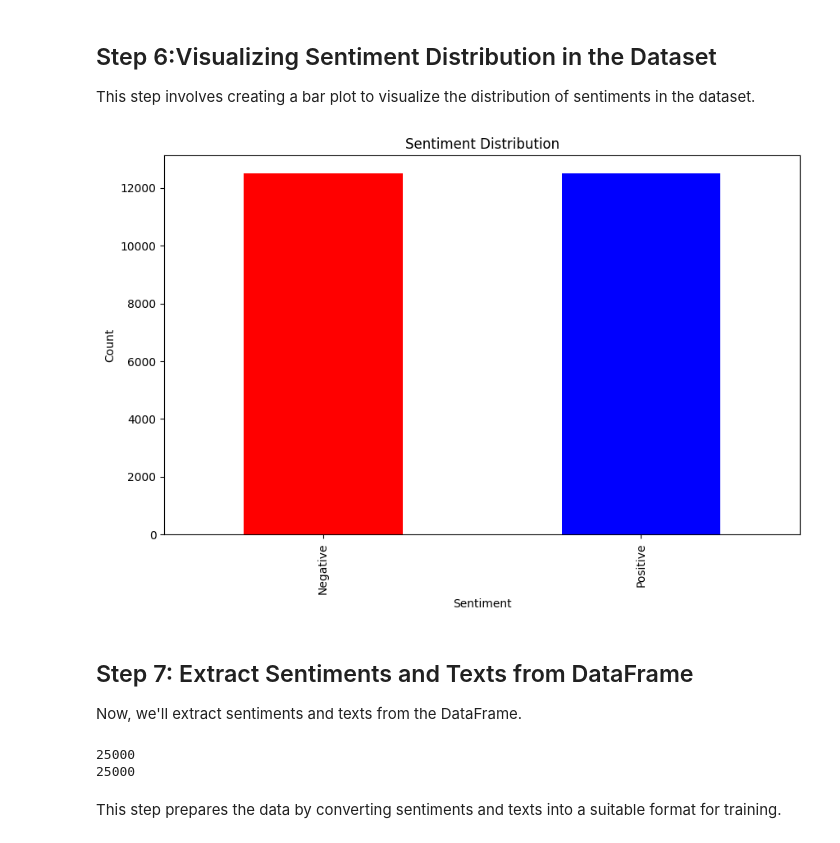
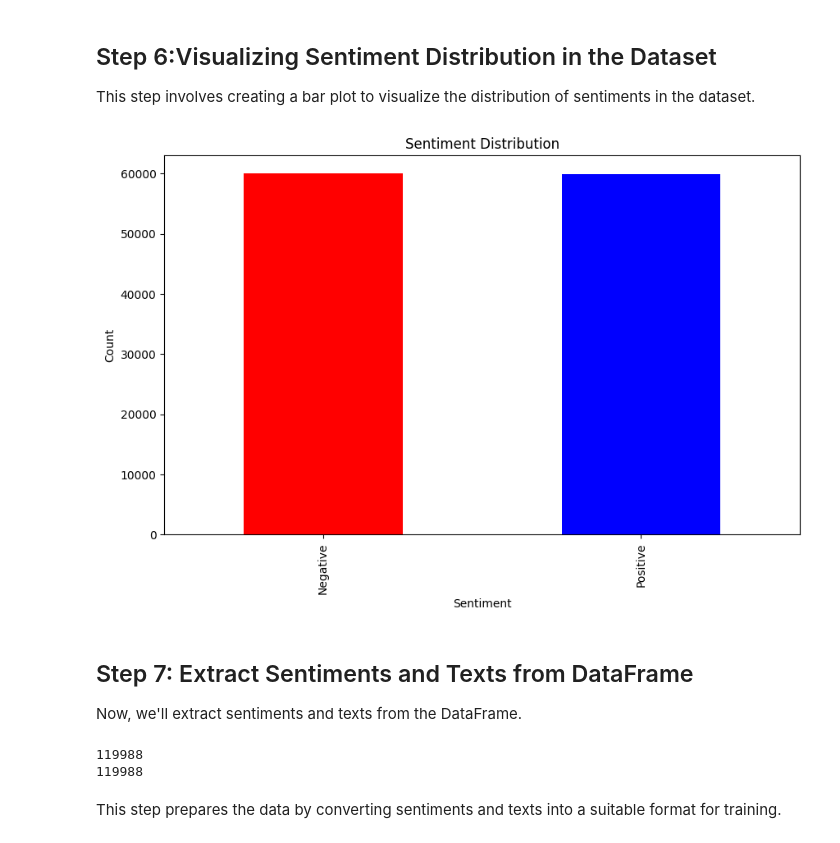
Before and after one commit to facebookresearch/LASER, a Jupyter notebook: tasks/SentimentAnalysis/SentimentAnalysis.ipynb, the cells around one changed output. Drawn from its saved outputs; the diff is of its cells as text; code cells hidden in the pictures.

Commit message:
balanced the training and test

```diff
--- a/tasks/SentimentAnalysis/SentimentAnalysis.ipynb
+++ b/tasks/SentimentAnalysis/SentimentAnalysis.ipynb
@@ -86,7 +87,7 @@ dataset_name = "carblacac/twitter-sentiment-analysis"
 custom_dataset = load_dataset(dataset_name)
 
 # Convert the dataset to a Pandas DataFrame
-custom_dataframe = pd.DataFrame(custom_dataset['train'])
+data = pd.DataFrame(custom_dataset['train'])
 # %% [markdown]
 ## Step 5: Data Processing
 
@@ -111,18 +112,18 @@ Shuffling helps prevent any potential biases in the data.
 This step involves creating a bar plot to visualize the distribution of sentiments in the dataset.
 # %%
 plt.figure(figsize=(10, 6))
-ax = data['label'].value_counts().plot(kind='bar', color=['red', 'blue'])
+ax = data['feeling'].value_counts().plot(kind='bar', color=['red', 'blue'])
 ax.set_title('Sentiment Distribution')
 ax.set_xlabel('Sentiment')
 ax.set_ylabel('Count')
 
 labels = ['Negative', 'Positive']
 ax.set_xticks([0, 1])
 ax.set_xticklabels(labels)
 
 plt.show()
 # %% [output]
-[figure, old version]
+[figure, new version]
 # %% [markdown]
 ## Step 7: Extract Sentiments and Texts from DataFrame
 
@@ -132,7 +133,7 @@ sentiments = []
 texts = []
 
 for index, row in data.iterrows():
-  sentiment = row['label']
+  sentiment = row['feeling']
   sentiments.append(sentiment)
 
   text = row['text'].lower()
@@ -141,8 +142,8 @@ for index, row in data.iterrows():
 print(len(sentiments))
 print(len(texts))
 # %% [output]
-25000
-25000
+119988
+119988
 # %% [markdown]
 This step prepares the data by converting sentiments and texts into a suitable format for training.
 # %% [markdown]
```
Also changed, not shown: parts of 9 cells of this notebook.
